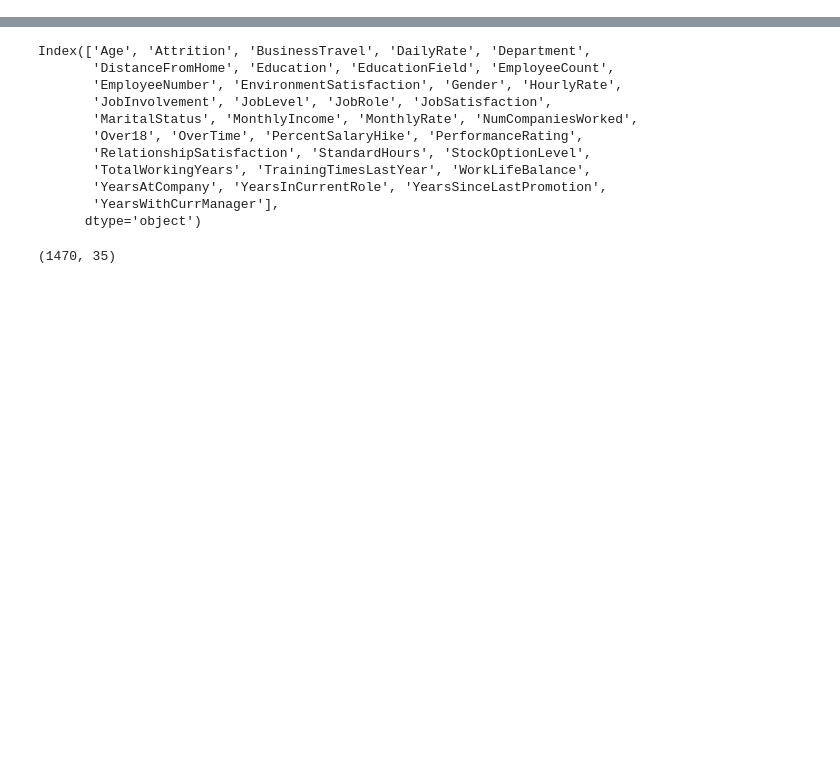
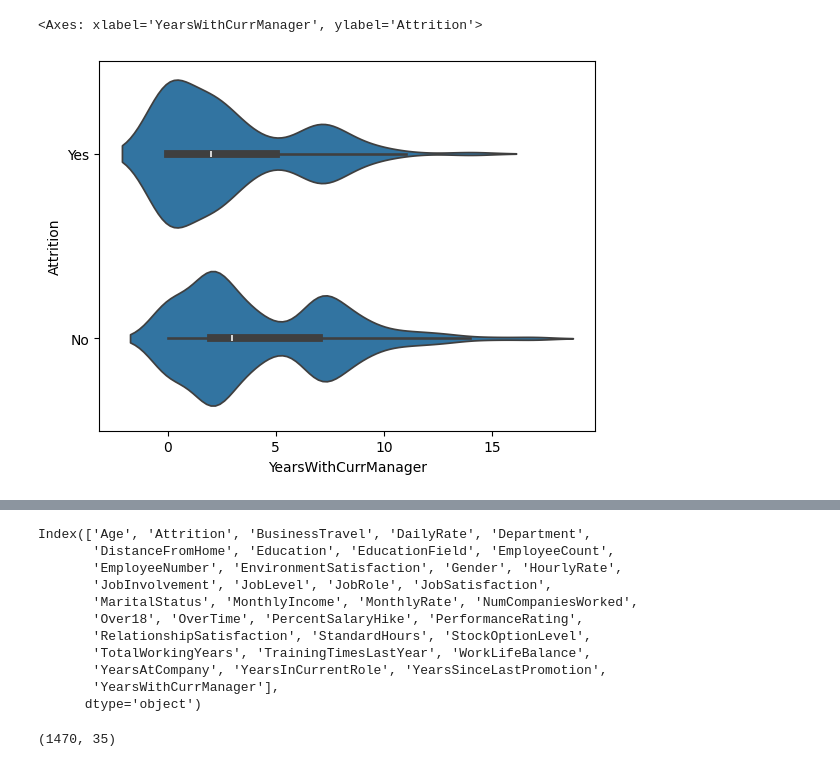
Before and after one commit to shahinmahmud53/employee-churn-prediction-flask-app, a Jupyter notebook: notebooks/model.ipynb, the cells around one changed output, grey strips where cells are left out. Drawn from its saved outputs; the diff is of its cells as text; code cells hidden in the pictures; blank space fills up the shorter version.

```diff
--- a/notebooks/model.ipynb
+++ b/notebooks/model.ipynb
@@ -13,0 +37,5 @@ df.sample(5)
+# %%
+sns.violinplot(y='Attrition', x='YearsWithCurrManager', data=df)
+# %% [output]
+<Axes: xlabel='YearsWithCurrManager', ylabel='Attrition'>
+[figure, added]
```
Also changed, not shown: parts of 59 cells of this notebook.
